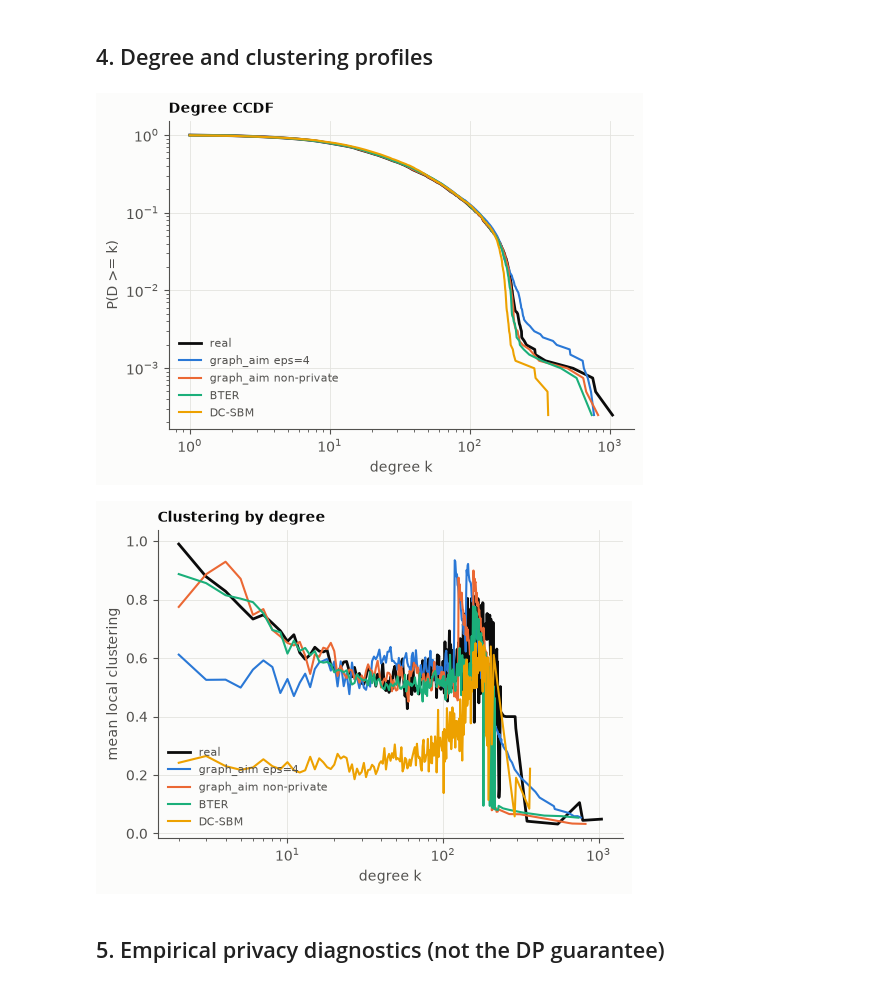
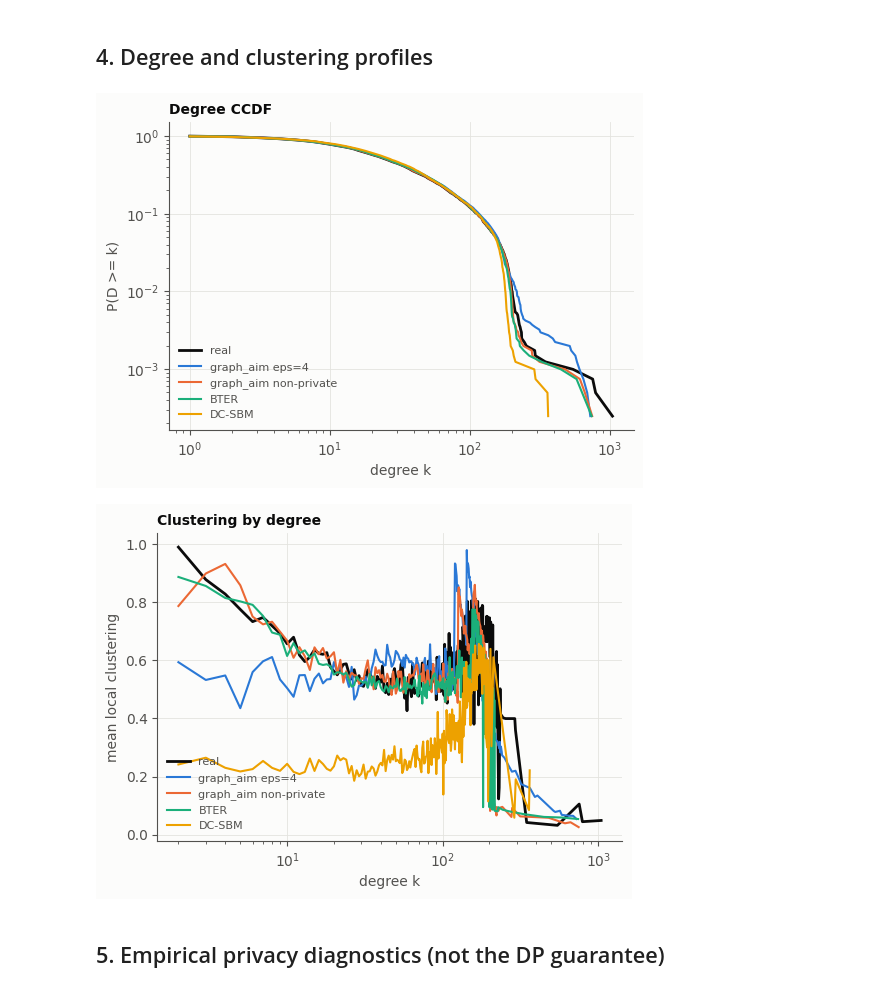
Before and after one commit to nadav-grossaug/twin, a Jupyter notebook: src/algorithms/algo_aim/snap/eval/notebooks/02_graph_aim_results.ipynb, the cells around one changed output. Cells and saved outputs as stored; diff of their text form; code cells hidden in the pictures.

```diff
--- a/src/algorithms/algo_aim/snap/eval/notebooks/02_graph_aim_results.ipynb
+++ b/src/algorithms/algo_aim/snap/eval/notebooks/02_graph_aim_results.ipynb
@@ -130,16 +131,16 @@ dots are shown separately.
 ## 4. Degree and clustering profiles
 # %%
 syn = {}
-SYN = SNAP.parent / "outside" / "synthetic"  # graphs generated OUTSIDE from the artifacts
+SYN = SNAP.parent / "outside" / "synthetic_v1_1"  # graphs generated OUTSIDE from the artifacts
 from score import align  # synthetic graphs come back with alphabetically sorted attribute columns
 syn["graph_aim eps=4"] = align(load_attributed_graph(SYN / "graph_aim_eps4_seed0.npz"), real)
 syn["graph_aim non-private"] = align(load_attributed_graph(SYN / "graph_aim_nocap_nonprivate_seed0.npz"), real)
 syn["BTER"] = BASELINES["bter"](real, 0)
 syn["DC-SBM"] = BASELINES["dc_sbm"](real, 0)
 f1 = plot_degree_ccdf(real, syn); f2 = plot_clustering_by_degree(real, syn)
 # %% [output]
-[figure, old version]
+[figure, new version]
-[figure, old version]
+[figure, new version]
 # %% [markdown]
 ## 5. Empirical privacy diagnostics (not the DP guarantee)
 # %%
```
Also changed, not shown: parts of 8 cells of this notebook, 8 other files.
